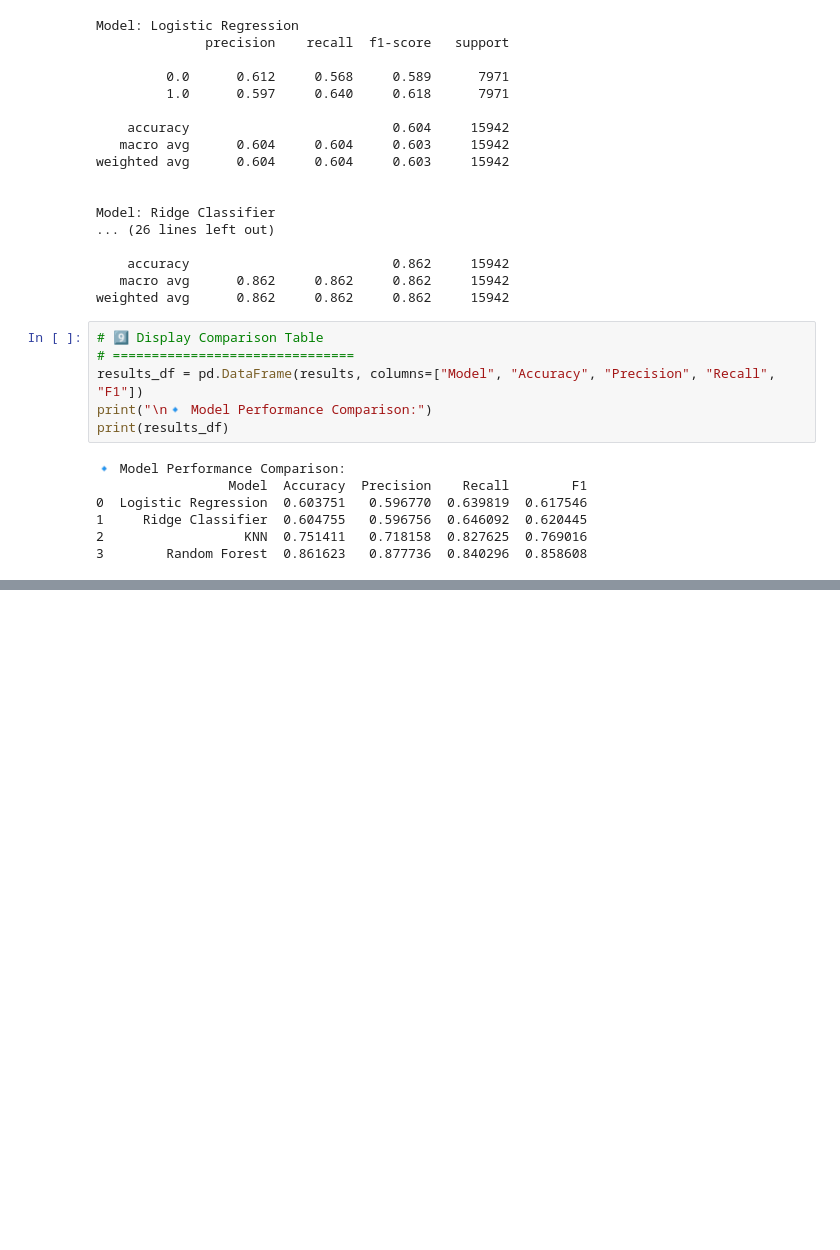
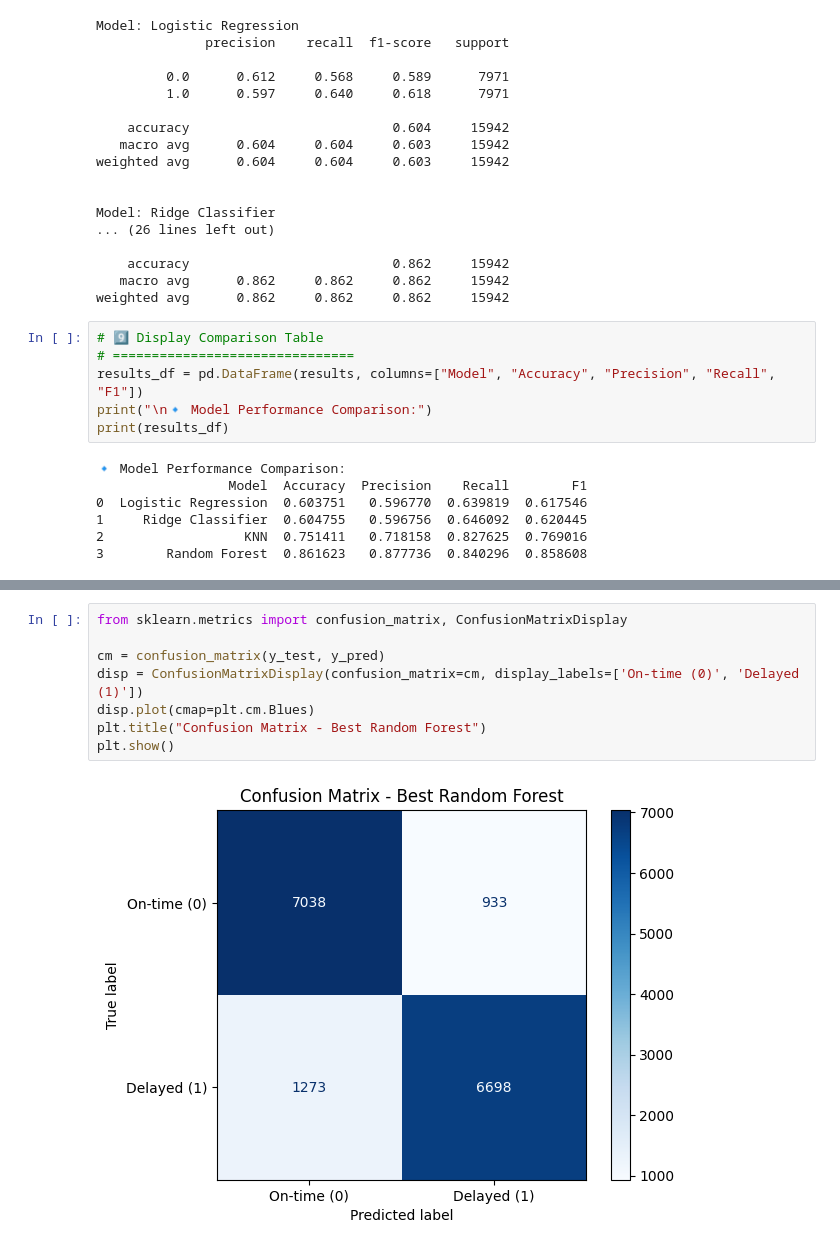
Before and after one commit to cestthanh/USA-flight-delay-prediction, a Jupyter notebook: 2025/Classification/classification.ipynb, the cells around one changed output, grey strips where cells are left out. Drawn from its saved outputs; the diff is of its cells as text; blank space fills up the shorter version.

Commit message:
add confusion matrix

```diff
--- a/2025/Classification/classification.ipynb
+++ b/2025/Classification/classification.ipynb
@@ -172,0 +157,10 @@ plt.show()
+# %%
+from sklearn.metrics import confusion_matrix, ConfusionMatrixDisplay
+
+cm = confusion_matrix(y_test, y_pred)
+disp = ConfusionMatrixDisplay(confusion_matrix=cm, display_labels=['On-time (0)', 'Delayed (1)'])
+disp.plot(cmap=plt.cm.Blues)
+plt.title("Confusion Matrix - Best Random Forest")
+plt.show()
+# %% [output]
+[figure, added]
```
Also changed, not shown: parts of 3 cells of this notebook, 1 other file.
